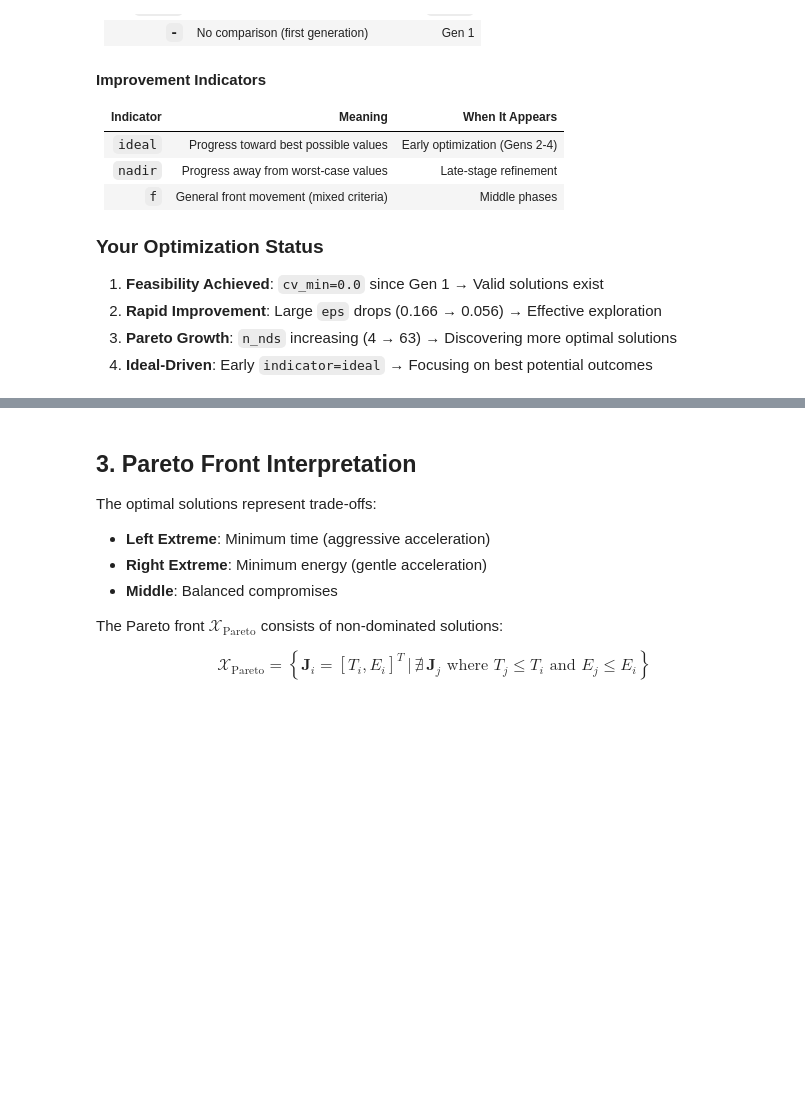
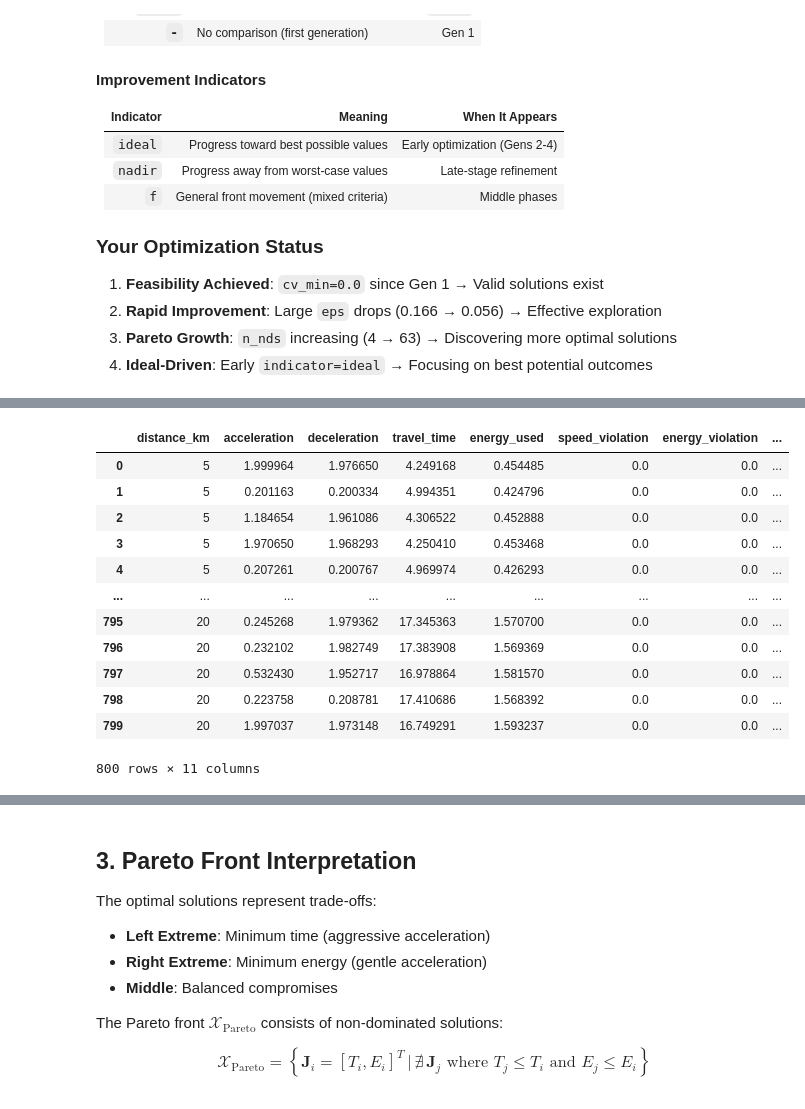
Before and after one commit to Nicola-Ibrahim/Tracing-Objectives-Backwards, a Jupyter notebook: notebooks/01_pareto_front.ipynb, the cells around one changed output, grey strips where cells are left out. Cells and saved outputs as stored; diff of their text form; code cells hidden in the pictures; blank space fills up the shorter version.

```diff
--- a/notebooks/01_pareto_front.ipynb
+++ b/notebooks/01_pareto_front.ipynb
@@ -455,3 +517,21 @@ n_gen  |  n_eval  | n_nds  |     cv_min    |     cv_avg    |      eps      |   i
+# %%
+# Convert to DataFrame and save
+df_results = pd.DataFrame(all_results)
+df_results
+# %% [output]
+|  | distance_km | acceleration | deceleration | travel_time | energy_used | speed_violation | energy_violation | ... |
+| 0 | 5 | 1.999964 | 1.976650 | 4.249168 | 0.454485 | 0.0 | 0.0 | ... |
+| 1 | 5 | 0.201163 | 0.200334 | 4.994351 | 0.424796 | 0.0 | 0.0 | ... |
+| 2 | 5 | 1.184654 | 1.961086 | 4.306522 | 0.452888 | 0.0 | 0.0 | ... |
+| 3 | 5 | 1.970650 | 1.968293 | 4.250410 | 0.453468 | 0.0 | 0.0 | ... |
+| 4 | 5 | 0.207261 | 0.200767 | 4.969974 | 0.426293 | 0.0 | 0.0 | ... |
+| ... | ... | ... | ... | ... | ... | ... | ... | ... |
+| 795 | 20 | 0.245268 | 1.979362 | 17.345363 | 1.570700 | 0.0 | 0.0 | ... |
+| 796 | 20 | 0.232102 | 1.982749 | 17.383908 | 1.569369 | 0.0 | 0.0 | ... |
+| 797 | 20 | 0.532430 | 1.952717 | 16.978864 | 1.581570 | 0.0 | 0.0 | ... |
+| 798 | 20 | 0.223758 | 0.208781 | 17.410686 | 1.568392 | 0.0 | 0.0 | ... |
+| 799 | 20 | 1.997037 | 1.973148 | 16.749291 | 1.593237 | 0.0 | 0.0 | ... |
+800 rows × 11 columns
 # %%
 # Show first 5 pareto-solutions
 print(f"Found {len(result.F)} Pareto-optimal solutions in last generation")
```
Also changed, not shown: parts of 11 cells of this notebook.
